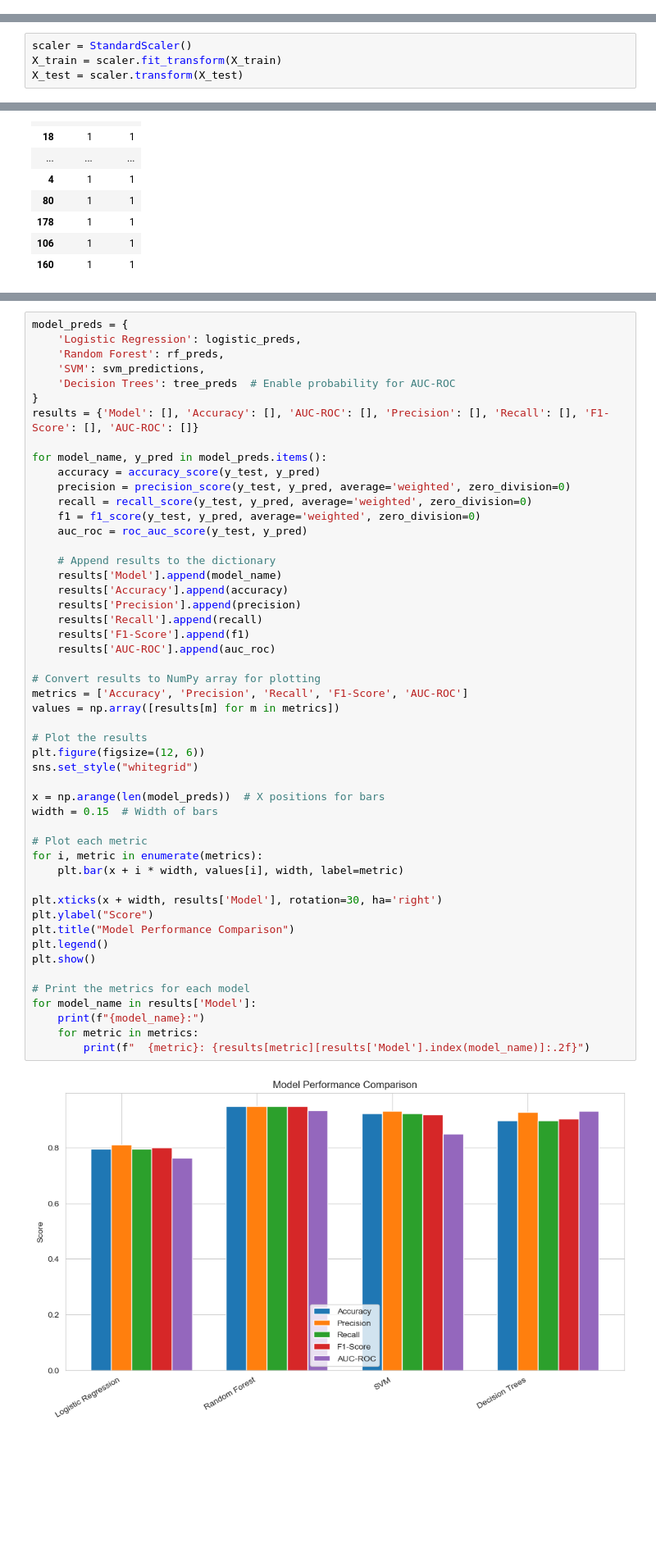
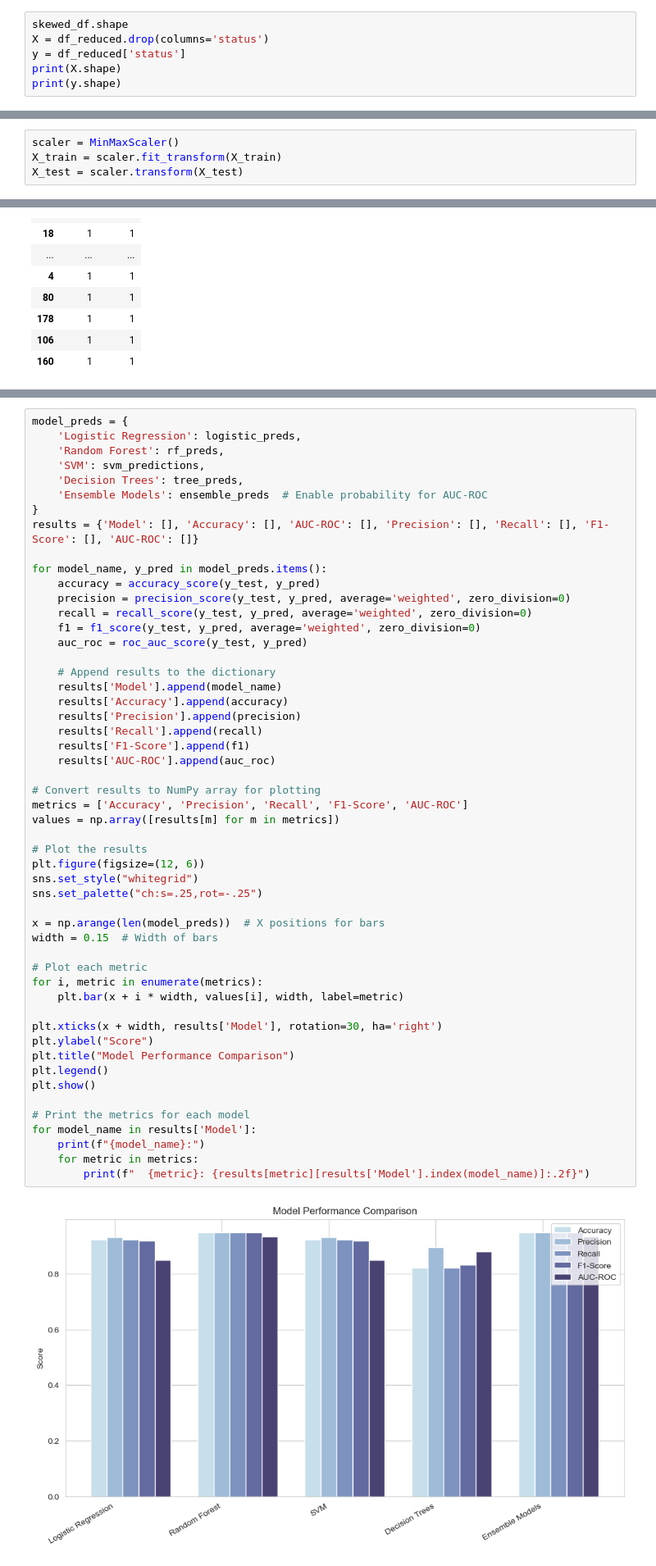
Before and after one commit to yaniss02/parkinson_detection, a Jupyter notebook: Untitled.ipynb, the cells around one changed output, grey strips where cells are left out. Shown at 82% size. Drawn from its saved outputs; the diff is of its cells as text; blank space fills up the shorter version.

Commit message:
modified the scaler

```diff
--- a/Untitled.ipynb
+++ b/Untitled.ipynb
@@ -352,0 +358,6 @@ array([[<Axes: title={'center': 'MDVP:Fo(Hz)'}>,
+# %%
+skewed_df.shape
+X = df_reduced.drop(columns='status')
+y = df_reduced['status']
+print(X.shape)
+print(y.shape)
@@ -354,7 +368,7 @@ array([[<Axes: title={'center': 'MDVP:Fo(Hz)'}>,
 #Split the data into training and testing sets
 X_train, X_test, y_train, y_test = train_test_split(X, y, random_state=0, train_size = .8)
 # %%
-scaler = StandardScaler()
+scaler = MinMaxScaler()
 X_train = scaler.fit_transform(X_train)
 X_test = scaler.transform(X_test)
 # %%
@@ -633,7 +647,8 @@ model_preds = {
     'Logistic Regression': logistic_preds,
     'Random Forest': rf_preds,
     'SVM': svm_predictions,
-    'Decision Trees': tree_preds  # Enable probability for AUC-ROC
+    'Decision Trees': tree_preds,
+    'Ensemble Models': ensemble_preds  # Enable probability for AUC-ROC
 }
 results = {'Model': [], 'Accuracy': [], 'AUC-ROC': [], 'Precision': [], 'Recall': [], 'F1-Score': [], 'AUC-ROC': []}
 
@@ -652,32 +667,33 @@ for model_name, y_pred in model_preds.items():
     results['F1-Score'].append(f1)
     results['AUC-ROC'].append(auc_roc)
 
 # Convert results to NumPy array for plotting
 metrics = ['Accuracy', 'Precision', 'Recall', 'F1-Score', 'AUC-ROC']
 values = np.array([results[m] for m in metrics])
 
 # Plot the results
 plt.figure(figsize=(12, 6))
 sns.set_style("whitegrid")
+sns.set_palette("ch:s=.25,rot=-.25")
 
 x = np.arange(len(model_preds))  # X positions for bars
 width = 0.15  # Width of bars
 
 # Plot each metric
 for i, metric in enumerate(metrics):
     plt.bar(x + i * width, values[i], width, label=metric)
 
 plt.xticks(x + width, results['Model'], rotation=30, ha='right')
 plt.ylabel("Score")
 plt.title("Model Performance Comparison")
 plt.legend()
 plt.show()
 
 # Print the metrics for each model
 for model_name in results['Model']:
     print(f"{model_name}:")
     for metric in metrics:
         print(f"  {metric}: {results[metric][results['Model'].index(model_name)]:.2f}")
 # %% [output]
-[figure, old version]
+[figure, new version]
 Logistic Regression:
```
Also changed, not shown: parts of 22 cells of this notebook.
